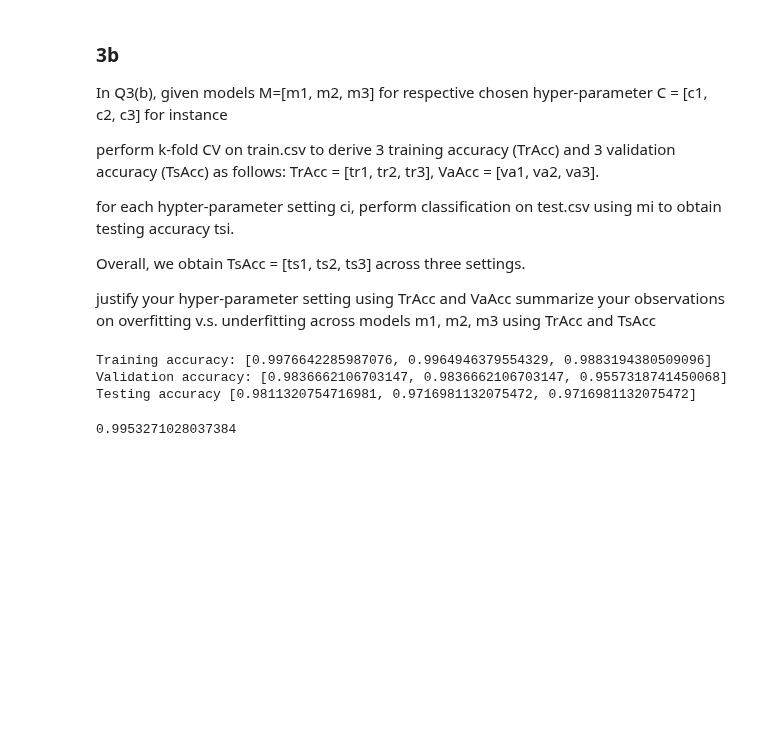
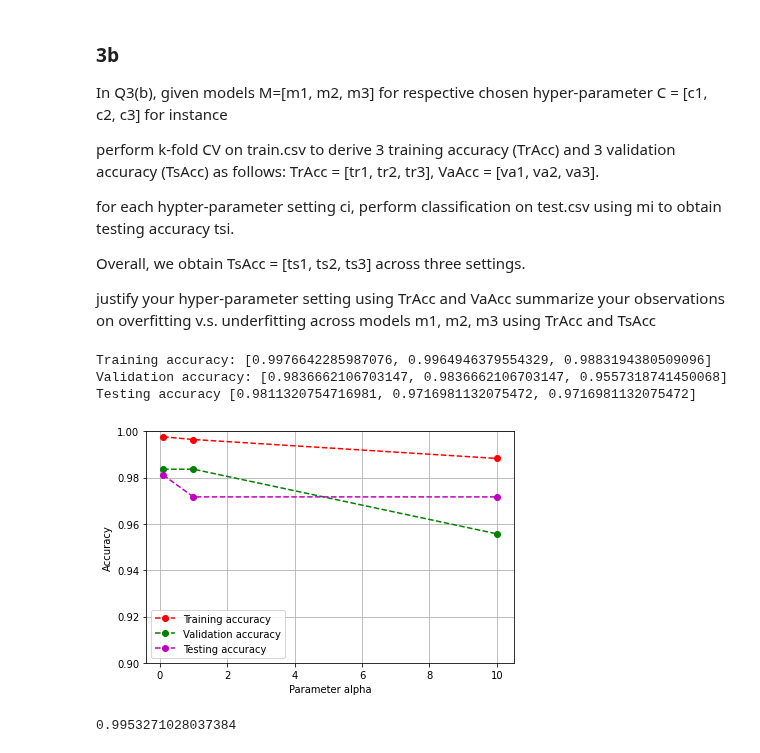
Before and after one commit to waldosingleton/Assignment_3, a Jupyter notebook: Group_1 - EMILY.ipynb, the cells around one changed output. Saved outputs shown, nothing was run; the diff lists cells and outputs as text; code cells hidden in the pictures; blank space fills up the shorter version.

Commit message:
accuracy graph

```diff
--- a/Group_1 - EMILY.ipynb
+++ b/Group_1 - EMILY.ipynb
@@ -585,6 +585,20 @@ print("Testing accuracy", NB_TsAcc)
 Training accuracy: [0.9976642285987076, 0.9964946379554329, 0.9883194380509096]
 Validation accuracy: [0.9836662106703147, 0.9836662106703147, 0.9557318741450068]
 Testing accuracy [0.9811320754716981, 0.9716981132075472, 0.9716981132075472]
+# %%
+x = [0.1, 1.0, 10.0]
+plt.plot(x, NB_TrAcc, '--ro', label='Training accuracy')
+plt.plot(x, NB_VaAcc, '--go', label='Validation accuracy')
+plt.plot(x, NB_TsAcc, '--mo', label='Testing accuracy')
+plt.legend()
+plt.xlabel("Parameter alpha")
+plt.ylabel("Accuracy")
+plt.ylim([0.9, 1.0])
+plt.grid()
+plt.tight_layout()
+plt.show()
+# %% [output]
+[figure, added]
 # %%
 from sklearn.model_selection import cross_validate
 from sklearn.pipeline import make_pipeline
```
